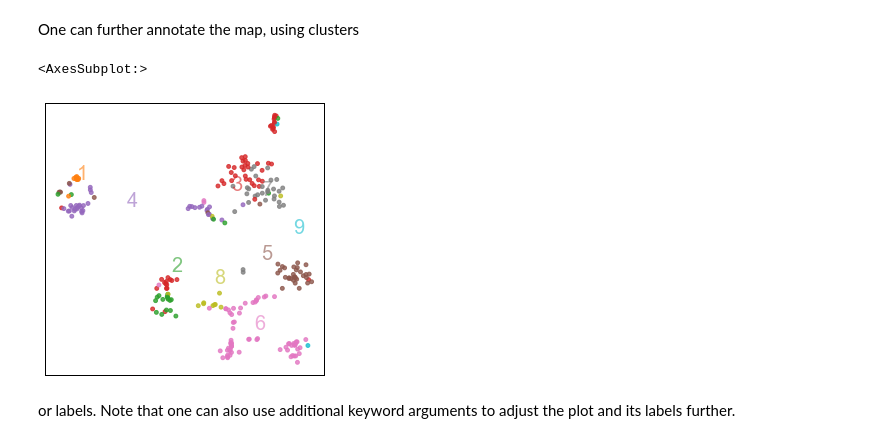
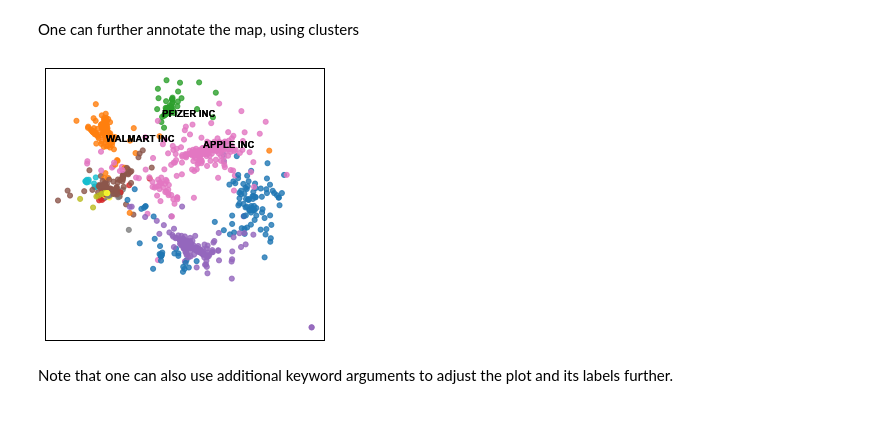
Before and after one commit to mpmatthe/evomap, a Jupyter notebook: docs/static mapping.ipynb, the cells around one changed output. Saved outputs shown, nothing was run; the diff lists cells and outputs as text; code cells hidden in the pictures.

```diff
--- a/docs/static mapping.ipynb
+++ b/docs/static mapping.ipynb
@@ -225,9 +114,12 @@ draw_map(Y_ts[0], c = sic_codes)
 # %% [markdown]
 One can further annotate the map, using clusters
-# %%
-draw_map(Y_ts[0], c = sic_codes, annotate = 'clusters')
-# %% [output]
-<AxesSubplot:>
-[figure, removed]
+# %%
+map = draw_map(
+    Y,
+    c = cluster,
+    labels = labels,
+    highlight_labels= ['APPLE INC', 'WALMART INC', 'PFIZER INC'])
+# %% [output]
+[figure, added]
 # %% [markdown]
-or labels. Note that one can also use additional keyword arguments to adjust the plot and its labels further.
+Note that one can also use additional keyword arguments to adjust the plot and its labels further.
```
Also changed, not shown: parts of 41 cells of this notebook.
